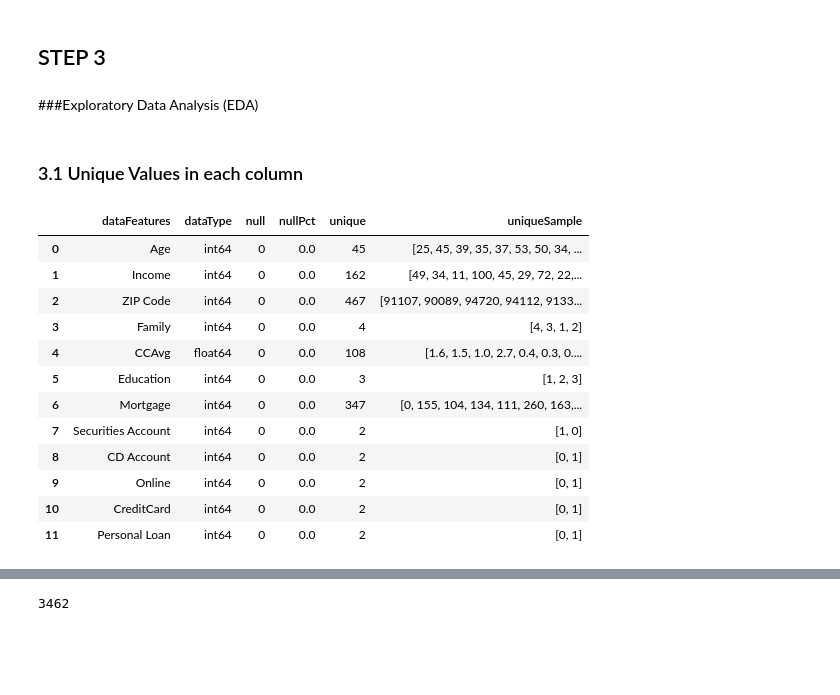
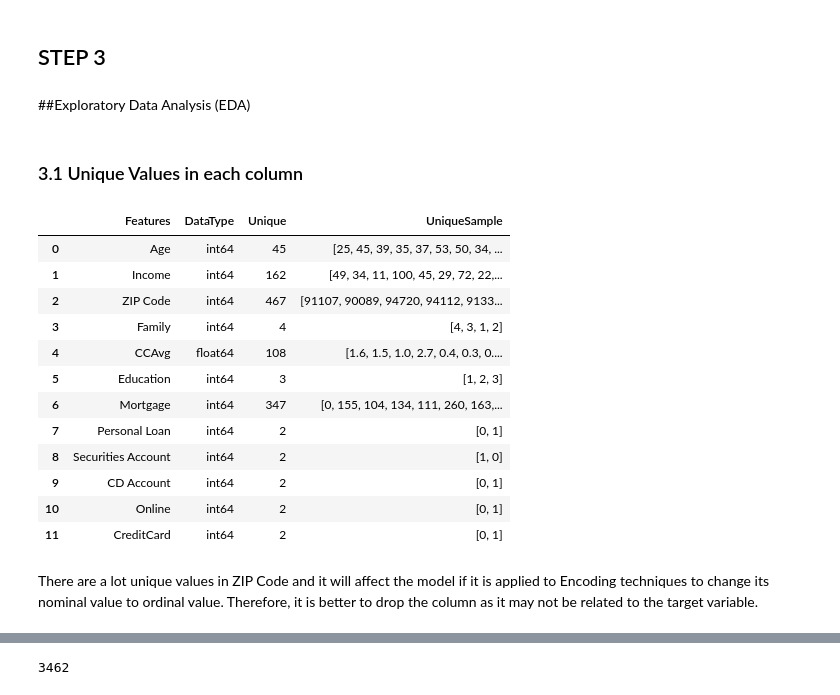
Before and after one commit to Mayroseant/Marketing-Campaign-for-Banking-Products, a Jupyter notebook: Marketing_Campaign_for_Banking_Products_Mayrose_Antony.ipynb, the cells around one changed output, grey strips where cells are left out. Saved outputs shown, nothing was run; the diff lists cells and outputs as text; code cells hidden in the pictures; blank space fills up the shorter version.

```diff
--- a/Marketing_Campaign_for_Banking_Products_Mayrose_Antony.ipynb
+++ b/Marketing_Campaign_for_Banking_Products_Mayrose_Antony.ipynb
@@ -71,5 +93,5 @@ description
 # %%
-dataset = pd.read_excel("Bank_Personal_Loan_Modelling.xlsx", "Data")
+dataset = pd.read_excel("drive/My Drive/Bank_Personal_Loan_Modelling.xlsx", "Data")
 # %%
 dataset.head()
 # %% [output]
@@ -159,8 +189,3 @@ There are no missing or null values in the dataset.
-# %%
-features = dataset.drop("Personal Loan", axis=1)       # independent variables - X
-target = dataset["Personal Loan"]                      # dependent variable - y
-
-dataset = features.join(target)                        # final dataset
 # %%
 dataset.head()
 # %% [output]
@@ -181,0 +200,2 @@ dataset.tail()
+# %%
+dataset = dataset.drop("ID", axis = 1)
@@ -189,5 +213,5 @@ correlation
 # %%
-dataset = dataset.drop(["ID", "Experience"],axis = 1)
+dataset = dataset.drop("Experience", axis = 1)
 # %%
 dataset.head()
 # %% [output]
@@ -209,33 +224,33 @@ dataset.tail()
 # %% [markdown]
 ## STEP 3
 # %% [markdown]
-###Exploratory Data Analysis (EDA)
+##Exploratory Data Analysis (EDA)
 # %% [markdown]
 ### 3.1 Unique Values in each column
 # %%
 listItem = []
 for col in dataset.columns :
     listItem.append([col,
                      dataset[col].dtype,
-                     dataset[col].isna().sum(),
-                     round((dataset[col].isna().sum()/len(dataset[col])) * 100,2),
                      dataset[col].nunique(),
                      list(dataset[col].drop_duplicates().values)]);
 
-dfDesc = pd.DataFrame(columns=['dataFeatures', 'dataType', 'null', 'nullPct', 'unique', 'uniqueSample'],
-                     data=listItem)
+dfDesc = pd.DataFrame(columns = ['Features', 'DataType', 'Unique', 'UniqueSample'],
+                     data = listItem)
 dfDesc
 # %% [output]
-|  | dataFeatures | dataType | null | nullPct | unique | uniqueSample |
-| 0 | Age | int64 | 0 | 0.0 | 45 | [25, 45, 39, 35, 37, 53, 50, 34, ... |
-| 1 | Income | int64 | 0 | 0.0 | 162 | [49, 34, 11, 100, 45, 29, 72, 22,... |
-| 2 | ZIP Code | int64 | 0 | 0.0 | 467 | [91107, 90089, 94720, 94112, 9133... |
-| 3 | Family | int64 | 0 | 0.0 | 4 | [4, 3, 1, 2] |
-| 4 | CCAvg | float64 | 0 | 0.0 | 108 | [1.6, 1.5, 1.0, 2.7, 0.4, 0.3, 0.... |
-| 5 | Education | int64 | 0 | 0.0 | 3 | [1, 2, 3] |
-| 6 | Mortgage | int64 | 0 | 0.0 | 347 | [0, 155, 104, 134, 111, 260, 163,... |
-| 7 | Securities Account | int64 | 0 | 0.0 | 2 | [1, 0] |
-| 8 | CD Account | int64 | 0 | 0.0 | 2 | [0, 1] |
-| 9 | Online | int64 | 0 | 0.0 | 2 | [0, 1] |
-| 10 | CreditCard | int64 | 0 | 0.0 | 2 | [0, 1] |
-| 11 | Personal Loan | int64 | 0 | 0.0 | 2 | [0, 1] |
+|  | Features | DataType | Unique | UniqueSample |
+| 0 | Age | int64 | 45 | [25, 45, 39, 35, 37, 53, 50, 34, ... |
+| 1 | Income | int64 | 162 | [49, 34, 11, 100, 45, 29, 72, 22,... |
+| 2 | ZIP Code | int64 | 467 | [91107, 90089, 94720, 94112, 9133... |
+| 3 | Family | int64 | 4 | [4, 3, 1, 2] |
+| 4 | CCAvg | float64 | 108 | [1.6, 1.5, 1.0, 2.7, 0.4, 0.3, 0.... |
+| 5 | Education | int64 | 3 | [1, 2, 3] |
+| 6 | Mortgage | int64 | 347 | [0, 155, 104, 134, 111, 260, 163,... |
+| 7 | Personal Loan | int64 | 2 | [0, 1] |
+| 8 | Securities Account | int64 | 2 | [1, 0] |
+| 9 | CD Account | int64 | 2 | [0, 1] |
+| 10 | Online | int64 | 2 | [0, 1] |
+| 11 | CreditCard | int64 | 2 | [0, 1] |
+# %% [markdown]
+There are a lot unique values in ZIP Code and it will affect the model if it is applied to Encoding techniques to change its nominal value to ordinal value. Therefore, it is better to drop the column as it may not be related to the target variable.
```
Also changed, not shown: parts of 224 cells of this notebook.
